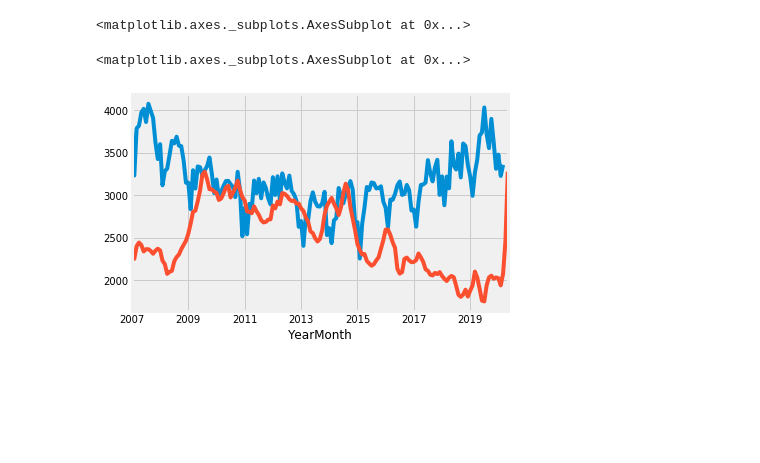
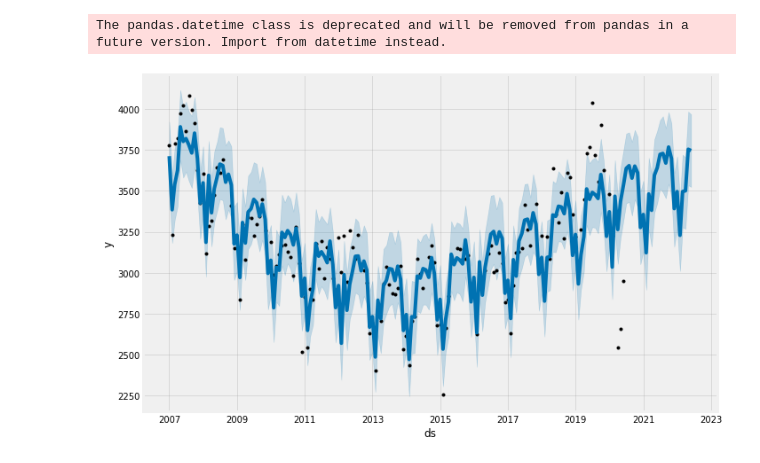
Before and after one commit to ah-sadek/TO-behaviour, a Jupyter notebook: TO exploratory.ipynb, the cells around one changed output. Drawn from its saved outputs; the diff is of its cells as text; code cells hidden in the pictures; blank space fills up the shorter version.

```diff
--- a/TO exploratory.ipynb
+++ b/TO exploratory.ipynb
@@ -123,0 +111,5 @@ df_1 = df.pivot_table(values='Value', index=df.YearMonth, columns='Measure Name'
+# %%
+df_relevant = df_1[['Child Care Number of Children on Wait list for a Child Care Fee Subsidy',\
+                      'Child Care Number of Licensed Child Care Spaces ','Unemployment Rate (Toronto Residents)',\
+                      'Number of Employment Insurance (E.I.) Beneficiaries ',\
+                     'Crime Total Number of Incidents (in 7 Crime Categories)']]
@@ -123,0 +119,3 @@ df_1 = df.pivot_table(values='Value', index=df.YearMonth, columns='Measure Name'
+# %%
+df_test = df_relevant['Crime Total Number of Incidents (in 7 Crime Categories)']
+df_test = df_test.reset_index(drop=False).rename({'YearMonth':'ds','Crime Total Number of Incidents (in 7 Crime Categories)':'y'},axis=1)
@@ -124,7 +130,9 @@ df_1 = df.pivot_table(values='Value', index=df.YearMonth, columns='Measure Name'
+# %%
+future = m.make_future_dataframe(periods=24,freq='MS')
+fcst = m.predict(future)
+fig = m.plot(fcst)
+# %% [output]
+The pandas.datetime class is deprecated and will be removed from pandas in a future version. Import from datetime instead.
+[figure, added]
 # %%
-df_1['Crime Total Number of Incidents (in 7 Crime Categories)'].plot()
-(df_1['Unemployment Rate (Toronto Residents)']*30000).plot()
+df_relevant = df_relevant.reset_index(drop=False).rename({'YearMonth':'ds','Crime Total Number of Incidents (in 7 Crime Categories)':'y'},axis=1)
-# %% [output]
-<matplotlib.axes._subplots.AxesSubplot at 0x...>
-<matplotlib.axes._subplots.AxesSubplot at 0x...>
-[figure, removed]
```
Also changed, not shown: parts of 19 cells of this notebook, 1 other file.
